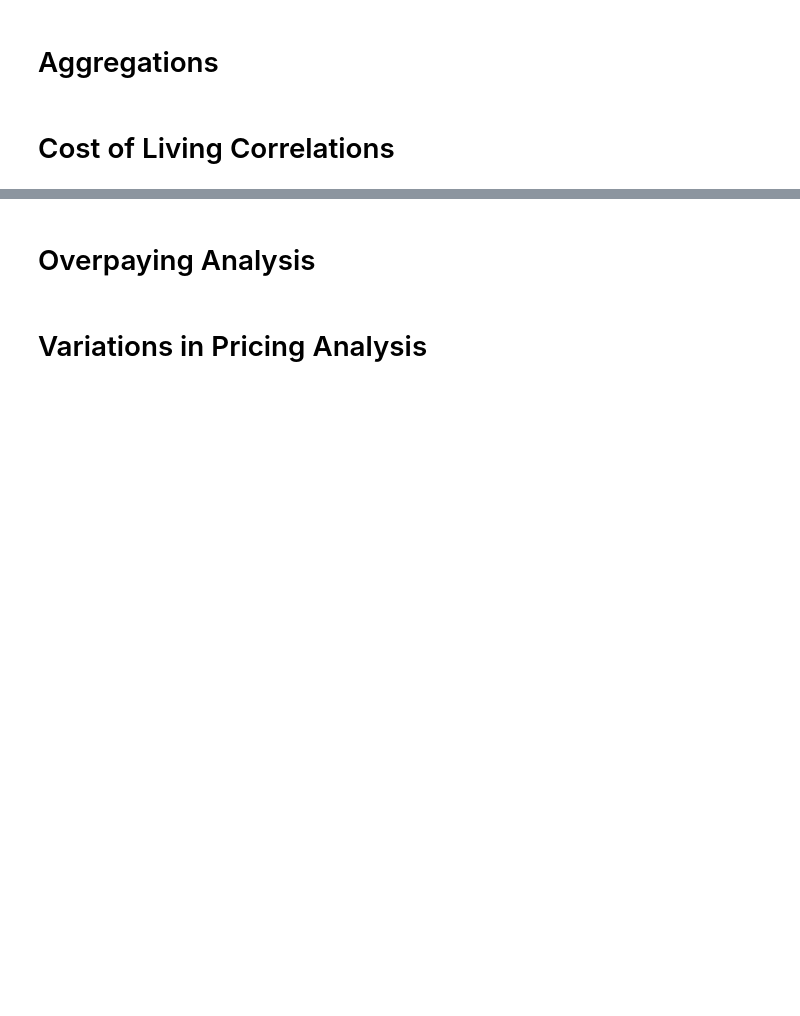
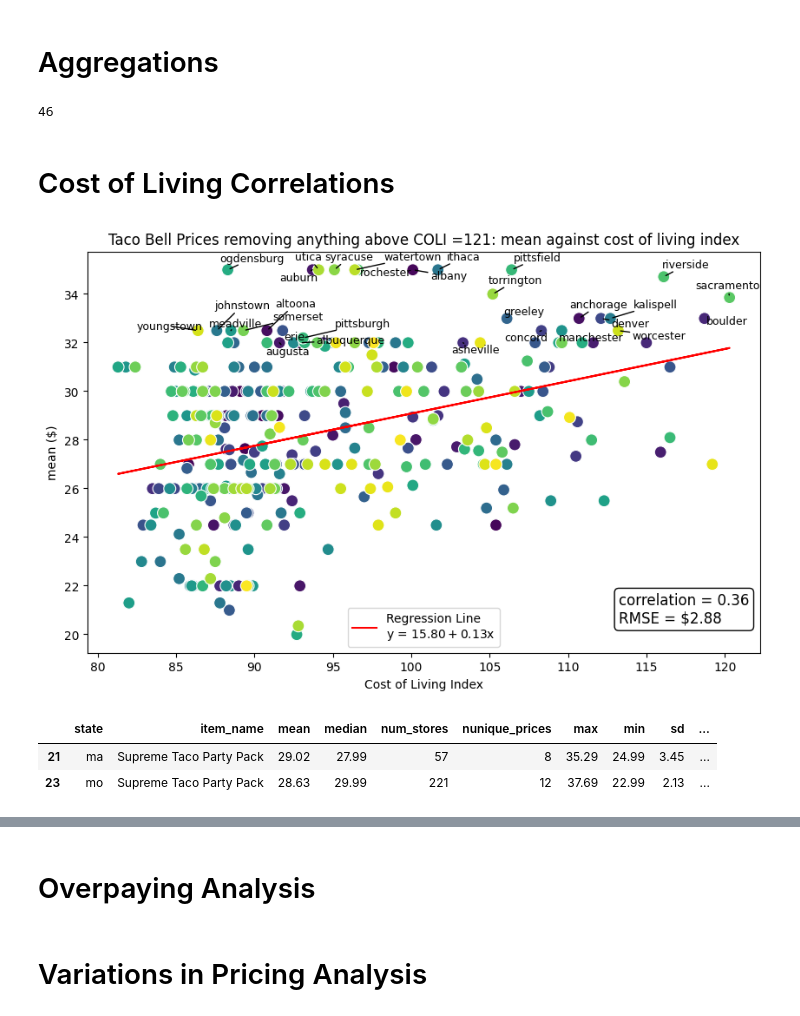
Before and after one commit to arjungup740/taco-bell, a Jupyter notebook: present.ipynb, the cells around one changed output, grey strips where cells are left out. Drawn from its saved outputs; the diff is of its cells as text; code cells hidden in the pictures; blank space fills up the shorter version.

Commit message:
the variation and the correlation to cost of living written up

```diff
--- a/present.ipynb
+++ b/present.ipynb
@@ -113,10 +113,15 @@ core_items = [
               ]
 
 working = full_df[full_df['item_name'].isin(core_items)]
+working = working[~working['state'].isin(['vt', 'me'])] # not enough data
 # %%
 # working.head()
 # city_distro[city_distro['num_stores'] != 1]
 # working[working['city'] == 'fort-bragg']
+len(working)
+len(working['state'].unique())
+# %% [output]
+46
 # %%
 agg_funcs = {
     'mean': 'mean',
@@ -141,7 +146,7 @@ item_distro = working.groupby('item_name')['value'].agg(**agg_funcs).sort_values
 # %% [markdown]
 # Cost of Living Correlations
 # %%
-def plot_regression(merged_df, x_var, y_var, hue_var='state', title_prefix='', label_top_n=10):
+def plot_regression(merged_df, x_var, y_var, hue_var='state', title_prefix='', custom_title = None, label_top_n=10):
     """
     Plots a linear regression scatter plot with a regression line, R-squared, and RMSE.
 
@@ -163,7 +168,7 @@ def plot_regression(merged_df, x_var, y_var, hue_var='state', title_prefix='', l
     y_pred = intercept + slope * merged_df[x_var]
 
     # Calculate R-squared and RMSE
-    r_squared = r_value
+    r_squared = r_value**2
     rmse = np.sqrt(np.mean((y_pred - merged_df[y_var])**2))
 
     # Create the scatter plot
@@ -182,21 +187,35 @@ def plot_regression(merged_df, x_var, y_var, hue_var='state', title_prefix='', l
         adjust_text(texts, arrowprops=dict(arrowstyle='-', color='black'))
 
     # Add R-squared and RMSE to the plot
-    plt.text(0.05, 0.95, f'r = {r_squared:.2f}\nRMSE = ${rmse:.2f}', transform=plt.gca().transAxes,
+    plt.text(0.79, 0.15, f'correlation = {r_value:.2f}\nRMSE = ${rmse:.2f}', transform=plt.gca().transAxes,
              fontsize=12, verticalalignment='top', bbox=dict(boxstyle="round,pad=0.3", edgecolor="black", facecolor="white"))
 
     # Add labels and title
-    plt.xlabel(x_var)
-    plt.ylabel(f'{y_var} ($)')
-    plt.title(f'{title_prefix}{y_var} against {x_var}')
+    # plt.xlabel('x_var')
+    plt.xlabel('Cost of Living Index')
+    # plt.ylabel(f'{y_var} ($)')
+    plt.ylabel('mean ($)')
+    # Use custom title if provided, otherwise construct the title
+    if custom_title:
+        plt.title(custom_title)
+    else:
+        plt.title(f'{title_prefix}{y_var} against {x_var}')
     plt.legend()
 
     # Show the plot
     plt.show()
 # %%
 merged_city = city_coli.merge(city_distro, how = 'inner', on = ['city', 'state'])
-# plot_regression(merged_city, 'cost of living index', 'mean', hue_var = 'city', title_prefix='Taco Bell Prices: ', label_top_n=0)
-plot_regression(merged_city[merged_city['cost of living index'] < 121], 'cost of living index', 'mean', hue_var = 'city', title_prefix='Taco Bell Prices removing anything above COLI =121: ', label_top_n=0)
+# plot_regression(merged_city, 'cost of living index', 'mean', hue_var = 'city', title_prefix='Taco Bell Prices: ', custom_title = 'Mean Supreme Taco Party Pack Prices Against Cost of Living Index', label_top_n=30)
+plot_regression(merged_city[merged_city['cost of living index'] < 121], 'cost of living index', 'mean', hue_var = 'city', title_prefix='Taco Bell Prices removing anything above COLI =121: ', label_top_n=30)
 # plot_regression(merged_city[merged_city['cost of living index'] >= 121], 'cost of living index', 'mean', hue_var = 'city', title_prefix='Taco Bell Prices removing anything above COLI =121: ', label_top_n=0)
+# %% [output]
+[figure, added]
+# %%
+merged_state[merged_state['state'].isin(['ma', 'mo'])]
+# %% [output]
+|  | state | item_name | mean | median | num_stores | nunique_prices | max | min | sd | ... |
+| 21 | ma | Supreme Taco Party Pack | 29.02 | 27.99 | 57 | 8 | 35.29 | 24.99 | 3.45 | ... |
+| 23 | mo | Supreme Taco Party Pack | 28.63 | 29.99 | 221 | 12 | 37.69 | 22.99 | 2.13 | ... |
 # %%
 merged_state = state_distro.merge(state_coli, how = 'left', left_on = 'state', right_on = 'abbrev')
```
Also changed, not shown: parts of 8 cells of this notebook, 1 other file.
